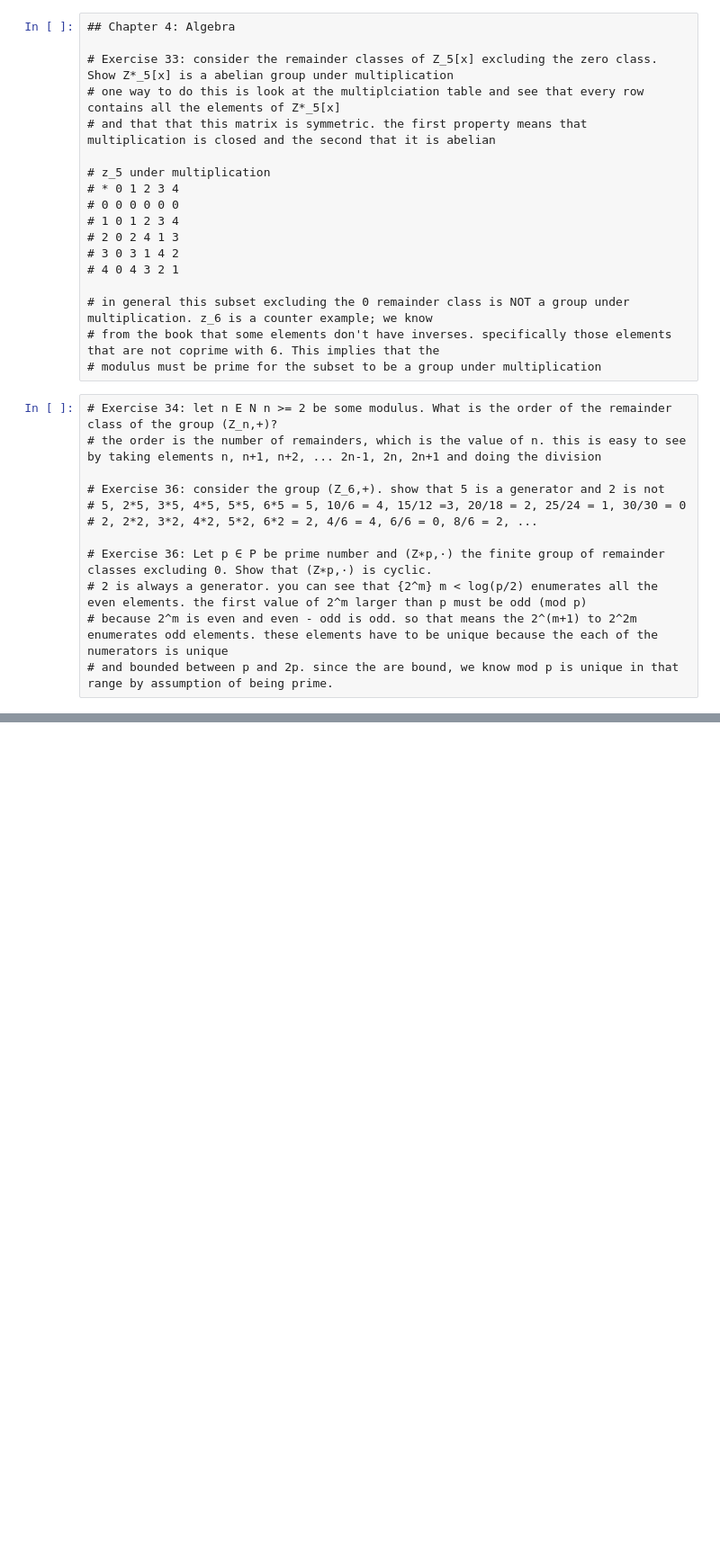
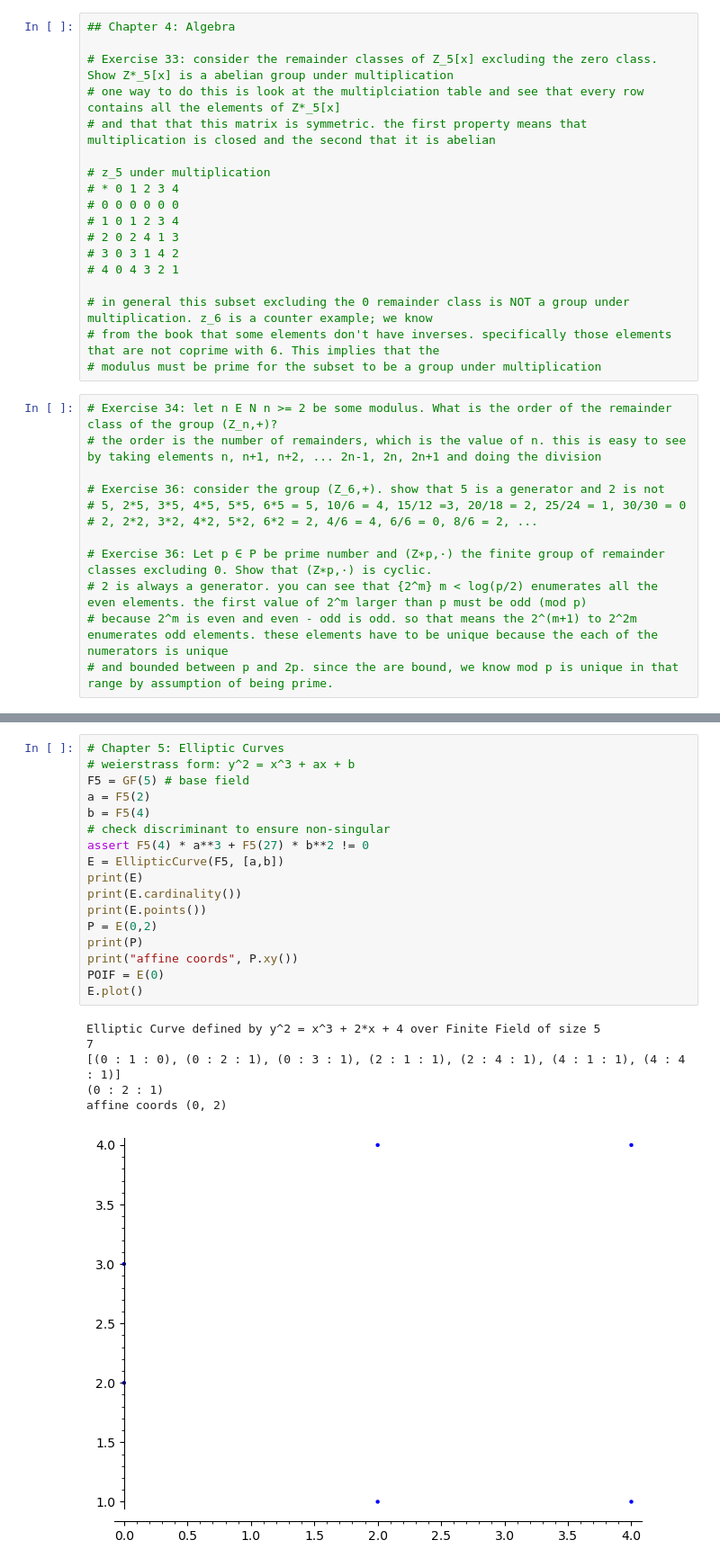
Before and after one commit to krehermann/moon-math, a Jupyter notebook: least_auth_moon_math.ipynb, the cells around one changed output, grey strips where cells are left out. Shown at 90% size. Drawn from its saved outputs; the diff is of its cells as text; blank space fills up the shorter version.

```diff
--- a/least_auth_moon_math.ipynb
+++ b/least_auth_moon_math.ipynb
@@ -443,0 +563,24 @@ F5x.lagrange_polynomial(S)
+# %%
+# Chapter 5: Elliptic Curves
+# weierstrass form: y^2 = x^3 + ax + b
+F5 = GF(5) # base field
+a = F5(2)
+b = F5(4)
+# check discriminant to ensure non-singular
+assert F5(4) * a**3 + F5(27) * b**2 != 0
+E = EllipticCurve(F5, [a,b])
+print(E)
+print(E.cardinality())
+print(E.points())
+P = E(0,2)
+print(P)
+print("affine coords", P.xy())
+POIF = E(0)
+E.plot()
+# %% [output]
+Elliptic Curve defined by y^2 = x^3 + 2*x + 4 over Finite Field of size 5
+7
+[(0 : 1 : 0), (0 : 2 : 1), (0 : 3 : 1), (2 : 1 : 1), (2 : 4 : 1), (4 : 1 : 1), (4 : 4 : 1)]
+(0 : 2 : 1)
+affine coords (0, 2)
+[figure, added]
```
Also changed, not shown: parts of 6 cells of this notebook.
